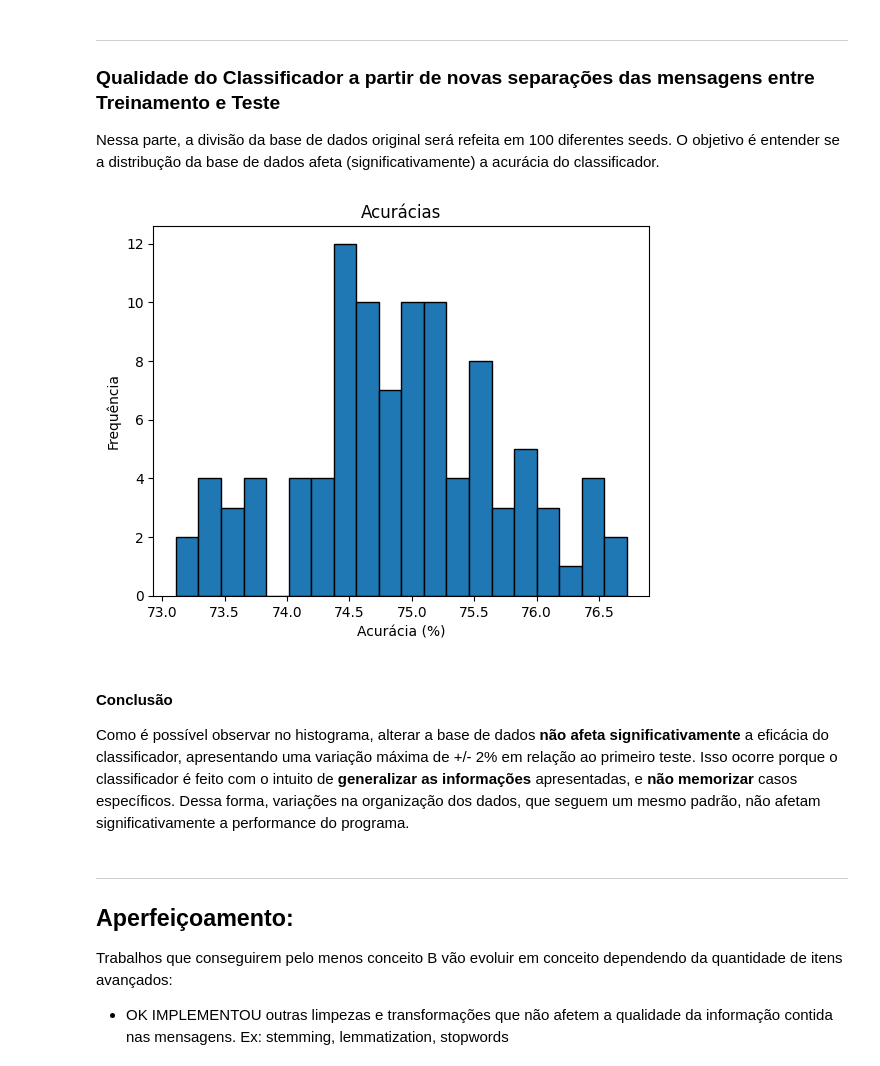
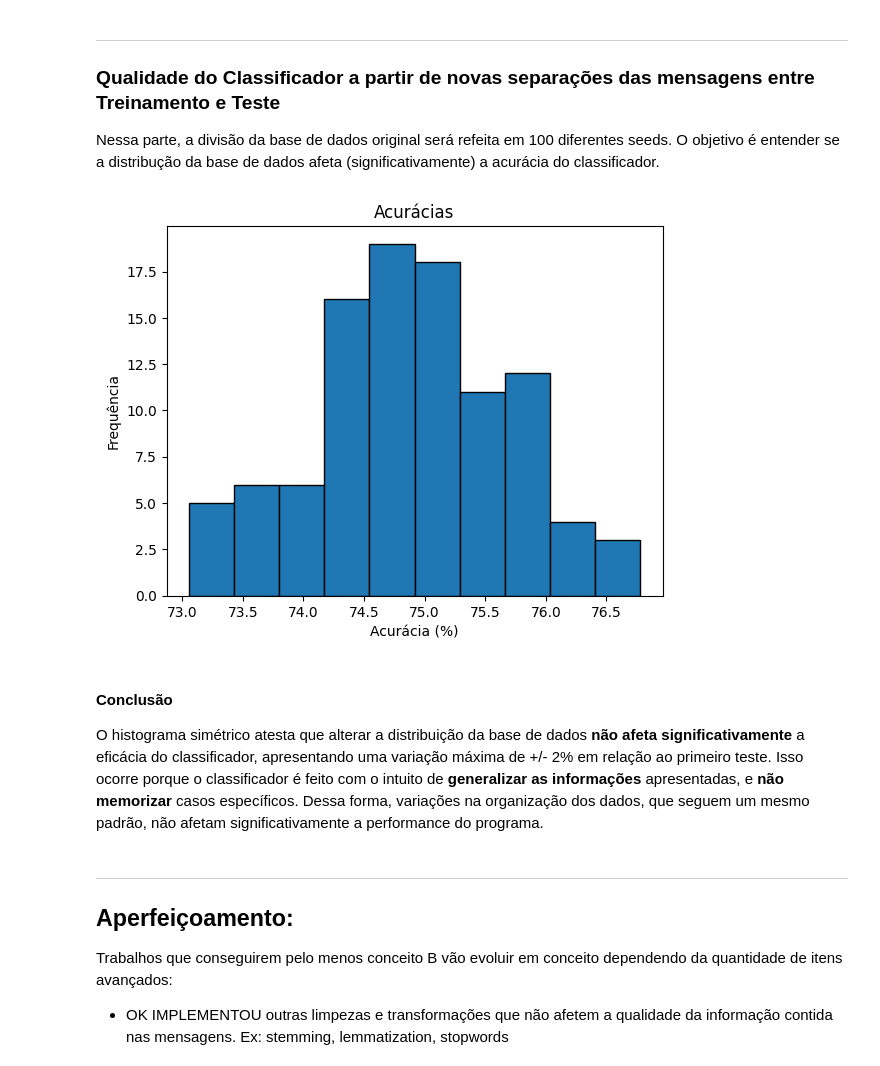
Before and after one commit to carolinaporto/CDADOS_Projeto1, a Jupyter notebook: Projeto.ipynb, the cells around one changed output. Drawn from its saved outputs; the diff is of its cells as text; code cells hidden in the pictures.

```diff
--- a/Projeto.ipynb
+++ b/Projeto.ipynb
@@ -48,7 +50,6 @@ def cleanup(text):
     punctuation = '[´"!-.:?;$()]'
     pattern = re.compile(punctuation)
 
-    # Retira as stopwords (palavras indiferentes para o cálculo da probabilidade)
     stopwords = [
     # Stopwords comuns
     "a", "an", "the", "and", "but", "or", "because", "so", "of", "with", "at", "from",
@@ -62,9 +63,9 @@ def cleanup(text):
     "flight", "airline", "seat", "gate", "boarding", "baggage", "luggage", "crew",
     "attendant", "pilot", "airport", "ticket", "reservation", "class", "economy",
     "business", "first class", "delay", "cancelled", "onboard", "departure", "arrival",
-    "destination", "layover", "connecting", "connection", "miles", "frequent flyer",
+    "destination", "layover", "connecting", "connection", "miles", "flyer",
     "upgrade", "window", "aisle", "overhead", "check-in", "carry-on", "terminal",
-    "ground staff", "lounge", "entertainment", "meal", "beverage", "snack", "legroom"
+    "staff", "lounge", "entertainment", "meal", "beverage", "snack", "legroom"
 ]
 
     words = r'\b(?:' + '|'.join(map(re.escape, stopwords)) + r')\b'
@@ -243,13 +225,3 @@ df_probabilidades
 # %% [markdown]
 #### Verificação os resultados
 Comparação do NPS com as classificações fornecidas pelo classificador
-# %%
-test['Boot'] = classificacao_teste
-
-# Assertividade
-acuracia_teste = len(test.loc[(test.NPS == test.Boot), :])/len(test)
-print(f'Acurácia: {acuracia_teste*100:.2f}%')
-
-# DF com os reviews classificados corretamente
-display(test.loc[test.Boot == 'Passive', :])
-display(test.Review[17])
@@ -398,7 +367,7 @@ for i in range(100):
 
     # Classificação
     classificacao_teste = classificador(tabela_Detractor, tabela_Passive, tabela_Promoter, tabela_train, serie_Detractor, serie_Passive, serie_Promoter, dados_teste, P_NPS)
-    dados_teste['Boot'] = classificacao_teste
+    dados_teste['Boot'] = classificacao_teste[0]
 
     # Acurácia
     acuracia_teste = len(dados_teste.loc[(dados_teste.NPS == dados_teste.Boot), :])/len(dados_teste)
@@ -406,17 +375,17 @@ for i in range(100):
 # %%
 # Histograma
 acuracias_porcentagem = [acuracia * 100 for acuracia in acuracias]
-plt.hist(acuracias_porcentagem, bins=20, edgecolor='k', density=False)
+plt.hist(acuracias_porcentagem, bins=10, edgecolor='k', density=False)
 
 plt.title('Acurácias')
 plt.xlabel('Acurácia (%)')
 plt.ylabel('Frequência')
 plt.show()
 # %% [output]
-[figure, old version]
+[figure, new version]
 # %% [markdown]
 #### Conclusão
-Como é possível observar no histograma, alterar a base de dados **não afeta significativamente** a eficácia do classificador, apresentando uma variação máxima de +/- 2% em relação ao primeiro teste. Isso ocorre porque o classificador é feito com o intuito de **generalizar as informações** apresentadas, e **não memorizar** casos específicos. Dessa forma, variações na organização dos dados, que seguem um mesmo padrão, não afetam significativamente a performance do programa.
+O histograma simétrico atesta que alterar a distribuição da base de dados **não afeta significativamente** a eficácia do classificador, apresentando uma variação máxima de +/- 2% em relação ao primeiro teste. Isso ocorre porque o classificador é feito com o intuito de **generalizar as informações** apresentadas, e **não memorizar** casos específicos. Dessa forma, variações na organização dos dados, que seguem um mesmo padrão, não afetam significativamente a performance do programa.
 # %% [markdown]
 ___
 ## Aperfeiçoamento:
```
Also changed, not shown: parts of 12 cells of this notebook.
